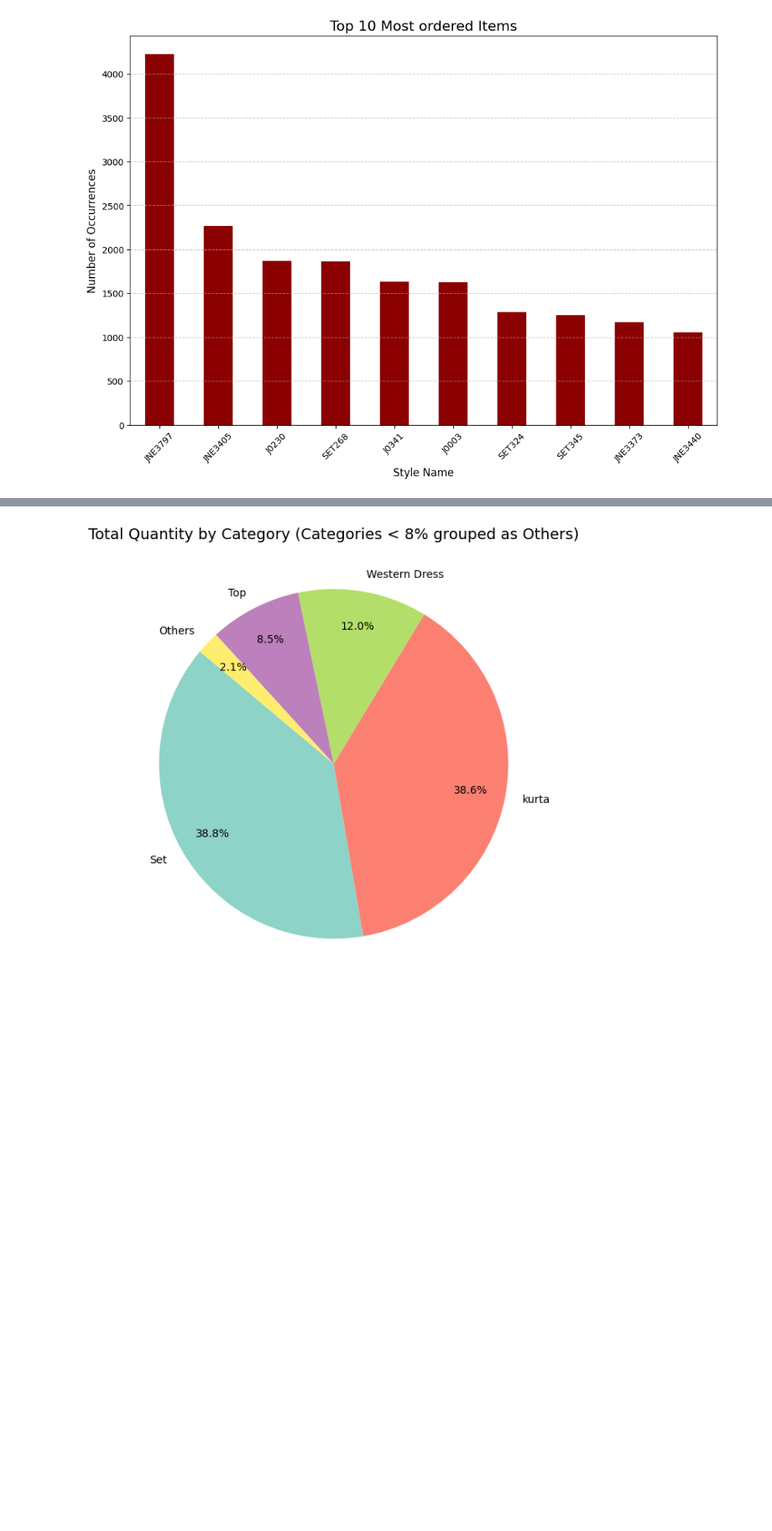
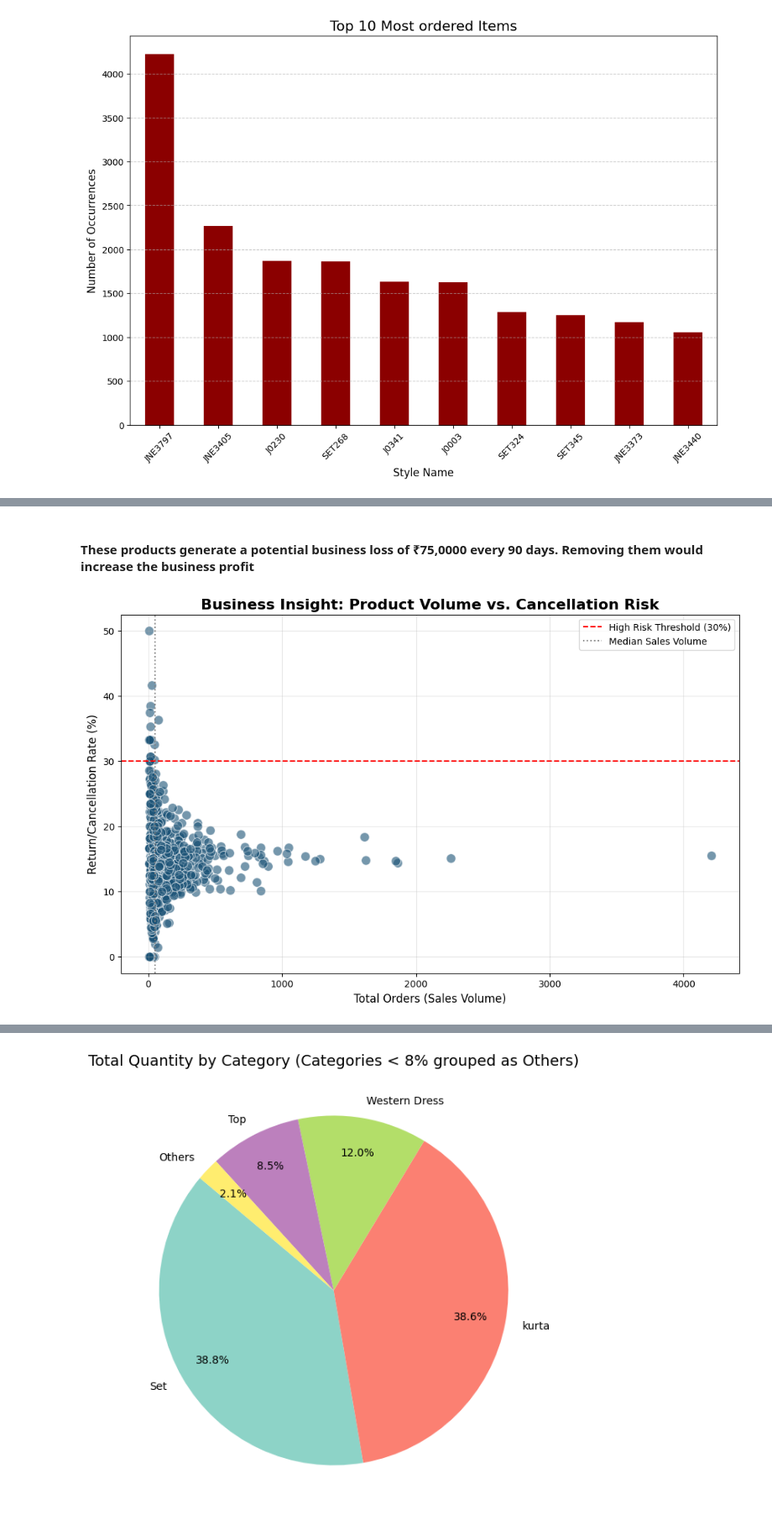
Before and after one commit to sayashhad/Data-Analyst-Internship-Assignment, a Jupyter notebook: data_analysis_t3.ipynb, the cells around one changed output, grey strips where cells are left out. Shown at 84% size. Cells and saved outputs as stored; diff of their text form; code cells hidden in the pictures; blank space fills up the shorter version.

```diff
--- a/data_analysis_t3.ipynb
+++ b/data_analysis_t3.ipynb
@@ -61,0 +124,43 @@ plt.grid(axis='y', linestyle='--', alpha=0.7)
+# %% [markdown]
+#### These products generate a potential business loss of ₹75,0000 every 90 days. Removing them would increase the business profit
+# %%
+import seaborn as sns
+import matplotlib.pyplot as plt
+
+# 1. Ensure the data is prepared correctly
+# (We recreate the statistics from the last fixed step)
+df['is_cancelled'] = df['Status'].isin(['Cancelled', 'Shipped - Rejected by Buyer', 'Shipped - Returning to Seller'])
+
+stats = df.groupby('Style').agg(
+    Total_Orders=('Order ID', 'nunique'),
+    Cancelled_Orders=('is_cancelled', 'sum')
+)
+stats['Return_Rate_%'] = (stats['Cancelled_Orders'] / stats['Total_Orders']) * 100
+
+# This creates the variable the scatterplot needs
+significant_products = stats[stats['Total_Orders'] > 5]
+
+# 2. Plotting
+plt.figure(figsize=(12, 7))
+
+# We use 'hue' to color points by their return rate for better insight
+sns.scatterplot(data=significant_products,
+                x='Total_Orders',
+                y='Return_Rate_%',
+                alpha=0.6,
+                s=100, # Increases point size
+                color='#1a5276')
+
+# 3. Add Business Logic Lines (KPI Thresholds)
+plt.axhline(y=30, color='red', linestyle='--', label='High Risk Threshold (30%)')
+plt.axvline(x=significant_products['Total_Orders'].median(), color='gray', linestyle=':', label='Median Sales Volume')
+
+plt.title('Business Insight: Product Volume vs. Cancellation Risk', fontsize=16, fontweight='bold')
+plt.xlabel('Total Orders (Sales Volume)', fontsize=12)
+plt.ylabel('Return/Cancellation Rate (%)', fontsize=12)
+plt.legend()
+plt.grid(True, alpha=0.3)
+
+plt.show()
+# %% [output]
+[figure, added]
```
Also changed, not shown: parts of 46 cells of this notebook.
